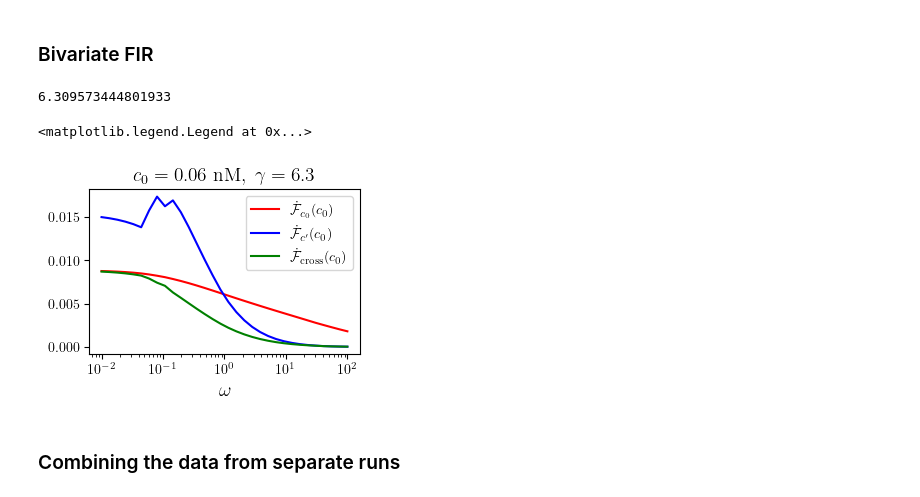
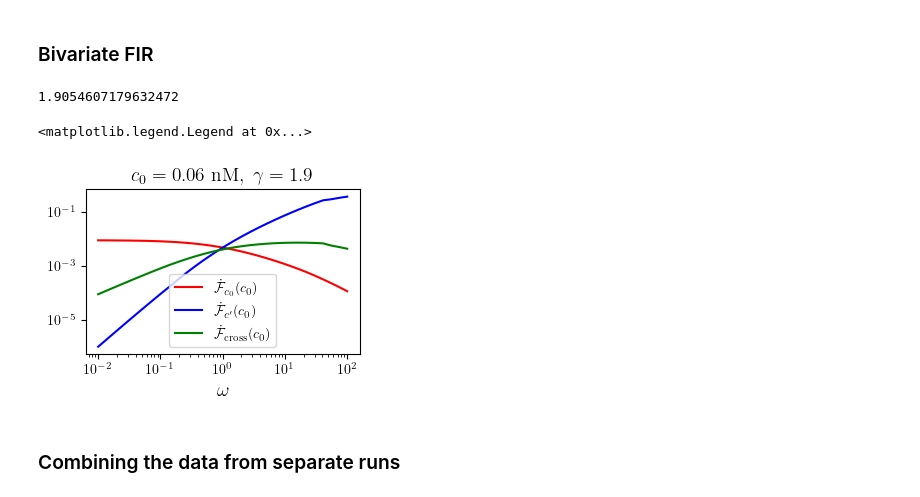
Before and after one commit to ta-rekt/LLROpt.jl, a Jupyter notebook: dev.ipynb, the cells around one changed output. Saved outputs shown, nothing was run; the diff lists cells and outputs as text; code cells hidden in the pictures.

Commit message:
corrected bivariate fisher plots

```diff
--- a/dev.ipynb
+++ b/dev.ipynb
@@ -7169,14 +7169,14 @@ kuon =  1.5738479039467694
 # %%
 import json
 
-filename = "test/data/20250527/bivariate-fisher-w-g-lowc-4-testset.json"
+filename = "test/data/20250527/bivariate-fisher-w-g-lowc-1-testset.json"
 
 with open(filename, 'r') as file:
     mca_data = json.load(file)
 # %%
 nws = 32
 ngs = 32
-kg = 5
+kg = 8
 kw = 1
 g = mca_data[str(kw)][str(kg)]["1"]["gamma"]
 print(g)
@@ -7185,30 +7185,29 @@ fcr = np.array([mca_data[str(kw)][str(kg)]["1"]["fisher_cr"] for kw in range(1,
 fcw = np.array([mca_data[str(kw)][str(kg)]["1"]["fisher_cw"] for kw in range(1, nws+1)])
 fcross = np.array([mca_data[str(kw)][str(kg)]["1"]["fisher_cross"] for kw in range(1, nws+1)])
 # %% [output]
-6.309573444801933
+1.9054607179632472
 # %%
 plt.rcParams['text.usetex'] = True
 
 fig, ax = plt.subplots(1, 1, figsize=(3.2, 2.4), sharex=True, layout="constrained")
 
 cmap = plt.cm.viridis.reversed()
 norm = Normalize(vmin=gvals[7], vmax=gvals[20])
 
-
 # color = cmap(norm(gvals[kgi]))
 color = "black"
 ax.plot(wvals, fcr, color="red", label=r"$\dot{\mathcal F}_{c_0}(c_0)$")
-ax.plot(wvals, fcw, color="blue", label=r"$\dot{\mathcal F}_{c'}(c_0)$")
-ax.plot(wvals, fcross, color="green", label=r"$\dot{\mathcal F}_{\rm cross}(c_0)$")
+ax.plot(wvals, fcw*np.array(wvals)**2, color="blue", label=r"$\dot{\mathcal F}_{c'}(c_0)$")
+ax.plot(wvals, fcross*np.array(wvals), color="green", label=r"$\dot{\mathcal F}_{\rm cross}(c_0)$")
 
 ax.set_title(r"$c_0={} \rm \;nM, \; \gamma={}$".format(0.1*0.6, round(g,1)), fontsize=14)
 ax.set_xscale('log')
 ax.set_xlabel(r"$\omega$", fontsize=14)
-
+ax.set_yscale('log')
 ax.legend()
 # %% [output]
 <matplotlib.legend.Legend at 0x...>
-[figure, old version]
+[figure, new version]
 # %%
 date = 20250527
 dirname = '{}/.julia/dev/LLROpt/plots/{}'.format(os.environ["HOME"], date)
```
Also changed, not shown: parts of 1 cell of this notebook, 2 other files.
